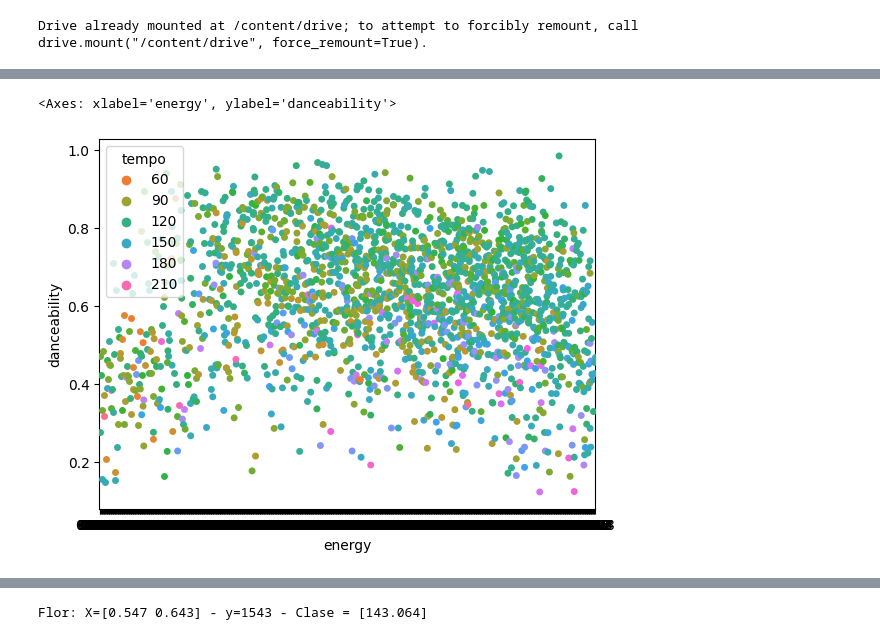
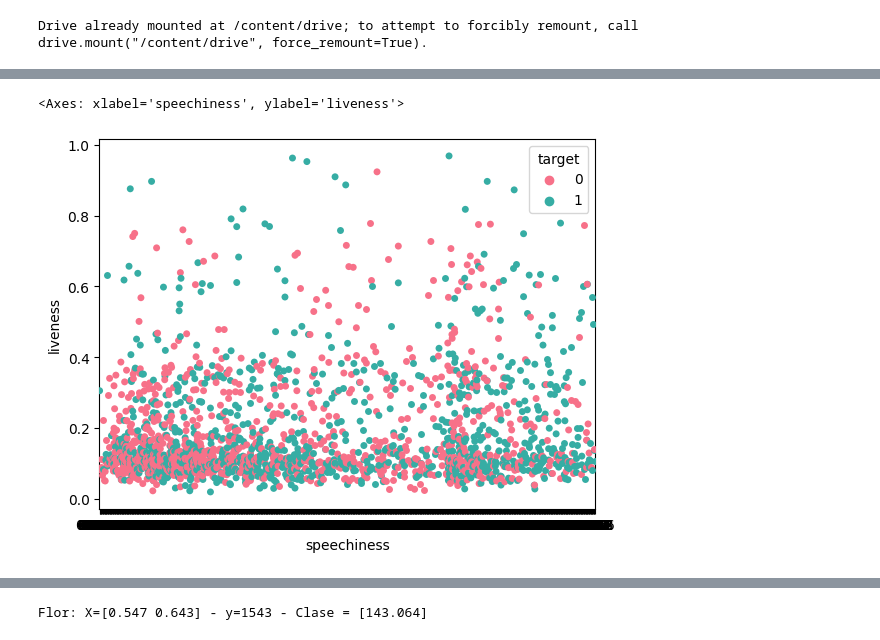
Before and after one commit to danisotoguerrero/Clasificador-de-canciones, a Jupyter notebook: Laboratorio_2_Grupo_8.ipynb, the cells around one changed output, grey strips where cells are left out. Drawn from its saved outputs; the diff is of its cells as text; code cells hidden in the pictures.

```diff
--- a/Laboratorio_2_Grupo_8.ipynb
+++ b/Laboratorio_2_Grupo_8.ipynb
@@ -47,10 +47,10 @@ from sklearn.model_selection import train_test_split
 X_train, X_test, y_train, y_test = train_test_split(X, y, test_size=0.2)
 # %%
 #3. Visualización de datos
-sns.swarmplot(x="energy", y="danceability", hue="tempo", data = df, palette="husl")
+sns.swarmplot(x="speechiness", y="liveness", hue="target", data = df, palette="husl") # Obtengo HAY QUE CAMBIAR LOS VALORES DE PRUEBA
 # %% [output]
-<Axes: xlabel='energy', ylabel='danceability'>
+<Axes: xlabel='speechiness', ylabel='liveness'>
-[figure, old version]
+[figure, new version]
 # %%
 # 4. Creación del modelo y ajuste (entrenamiento)
 # Creamos un objeto de la clase LogisticRegression pasandole una serie de parámetros
```
Also changed, not shown: parts of 8 cells of this notebook.
